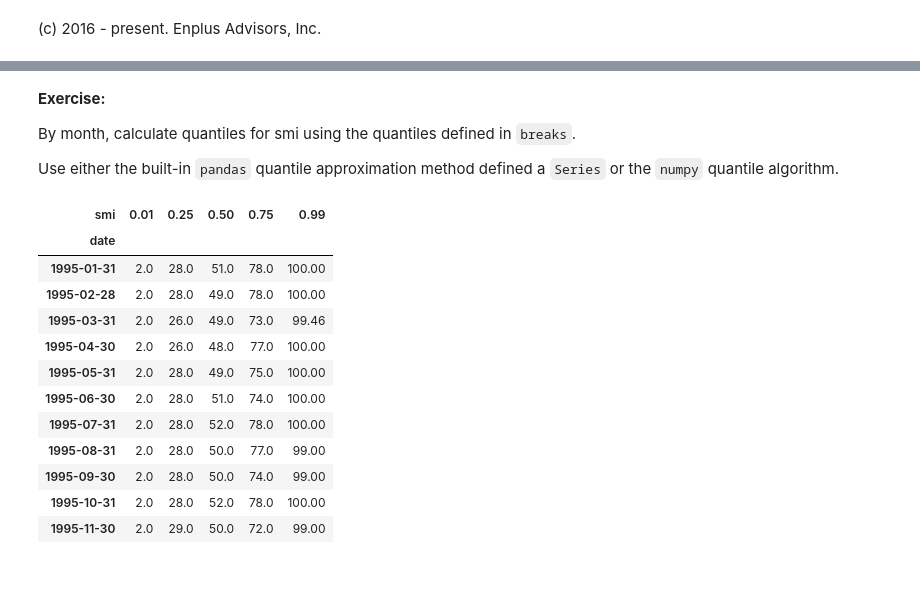
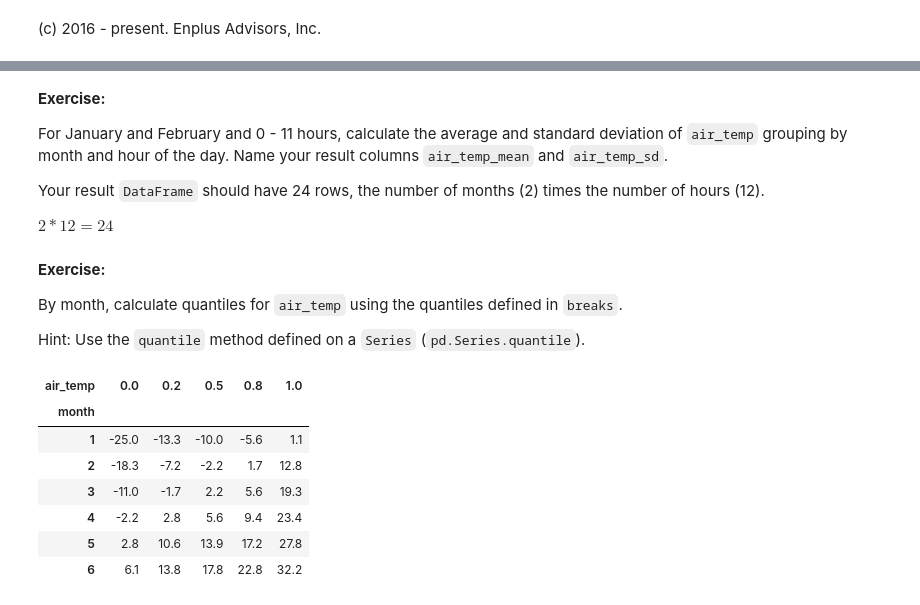
Before and after one commit to dgerlanc/programming-with-data, a Jupyter notebook: 03-group-apply-answers.ipynb, the cells around one changed output, grey strips where cells are left out. Cells and saved outputs as stored; diff of their text form; code cells hidden in the pictures; blank space fills up the shorter version.

```diff
--- a/03-group-apply-answers.ipynb
+++ b/03-group-apply-answers.ipynb
@@ -3,3 +3,5 @@
 # %%
 import numpy as np
 import pandas as pd
+
+pd.set_option('display.float_format', '{:,.1f}'.format)
@@ -9,3 +8,5 @@ dat = dat.set_index(['date', 'symbol'], verify_integrity=True).sort_index()
+# %%
+dat = pd.read_parquet('data/weather-6m.parq')
 # %% [markdown]
 **Exercise:**
 
@@ -44,0 +44,8 @@ mth_sector = grp2.agg({
+# %% [markdown]
+**Exercise:**
+
+For January and February and 0 - 11 hours, calculate the average and standard deviation of `air_temp` grouping by month and hour of the day. Name your result columns `air_temp_mean` and `air_temp_sd`.
+
+Your result `DataFrame` should have 24 rows, the number of months (2) times the number of hours (12).
+
+$2 * 12 = 24$
@@ -45,27 +59,20 @@ mth_sector = grp2.agg({
 # %% [markdown]
 **Exercise:**
 
-By month, calculate quantiles for smi using the quantiles defined in `breaks`.
+By month, calculate quantiles for `air_temp` using the quantiles defined in `breaks`.
 
-Use either the built-in `pandas` quantile approximation method defined
-a `Series` or the `numpy` quantile algorithm.
+Hint: Use the `quantile` method defined on a `Series` (`pd.Series.quantile`).
 # %%
 breaks = [0.01, 0.25, 0.5, 0.75, 0.99]
 # %%
-grp3 = dat.groupby('date')
-smi_quantiles = grp3.apply(lambda x: x.smi.quantile(breaks))
-smi_quantiles
+grp3 = dat.groupby('month')
+grp3.apply(lambda x: x.air_temp.quantile(breaks))
 # %% [output]
-| smi | 0.01 | 0.25 | 0.50 | 0.75 | 0.99 |
-| date |  |  |  |  |  |
-| 1995-01-31 | 2.0 | 28.0 | 51.0 | 78.0 | 100.00 |
-| 1995-02-28 | 2.0 | 28.0 | 49.0 | 78.0 | 100.00 |
-| 1995-03-31 | 2.0 | 26.0 | 49.0 | 73.0 | 99.46 |
-| 1995-04-30 | 2.0 | 26.0 | 48.0 | 77.0 | 100.00 |
-| 1995-05-31 | 2.0 | 28.0 | 49.0 | 75.0 | 100.00 |
-| 1995-06-30 | 2.0 | 28.0 | 51.0 | 74.0 | 100.00 |
-| 1995-07-31 | 2.0 | 28.0 | 52.0 | 78.0 | 100.00 |
-| 1995-08-31 | 2.0 | 28.0 | 50.0 | 77.0 | 99.00 |
-| 1995-09-30 | 2.0 | 28.0 | 50.0 | 74.0 | 99.00 |
-| 1995-10-31 | 2.0 | 28.0 | 52.0 | 78.0 | 100.00 |
-| 1995-11-30 | 2.0 | 29.0 | 50.0 | 72.0 | 99.00 |
+| air_temp | 0.0 | 0.2 | 0.5 | 0.8 | 1.0 |
+| month |  |  |  |  |  |
+| 1 | -25.0 | -13.3 | -10.0 | -5.6 | 1.1 |
+| 2 | -18.3 | -7.2 | -2.2 | 1.7 | 12.8 |
+| 3 | -11.0 | -1.7 | 2.2 | 5.6 | 19.3 |
+| 4 | -2.2 | 2.8 | 5.6 | 9.4 | 23.4 |
+| 5 | 2.8 | 10.6 | 13.9 | 17.2 | 27.8 |
+| 6 | 6.1 | 13.8 | 17.8 | 22.8 | 32.2 |
```
Also changed, not shown: parts of 11 cells of this notebook, 20 other files.
